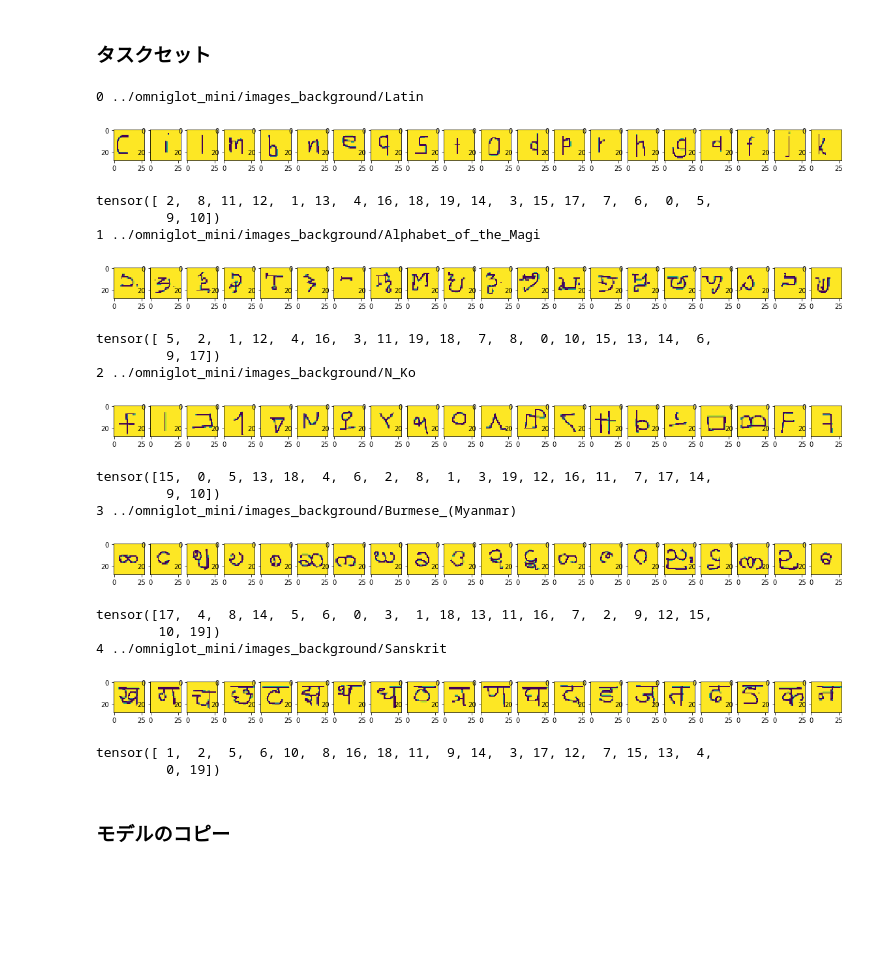
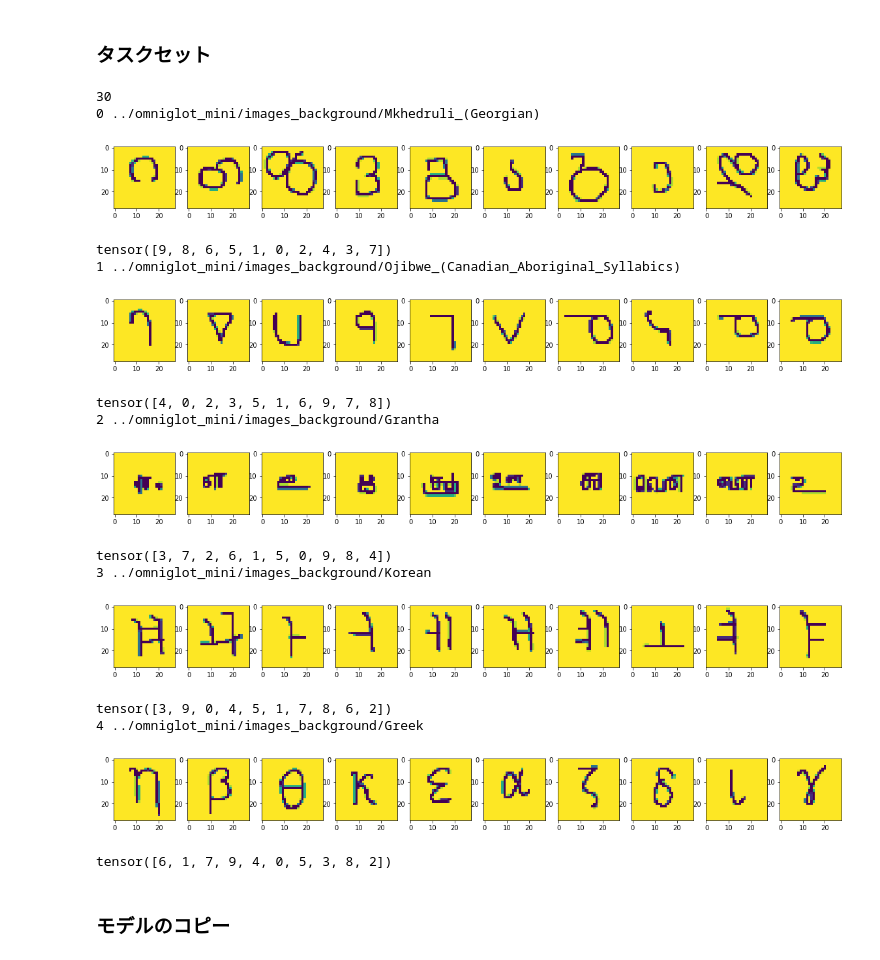
Before and after one commit to naruya/maml-pytorch, a Jupyter notebook: notebooks/omniglot_net.ipynb, the cells around one changed output. Saved outputs shown, nothing was run; the diff lists cells and outputs as text; code cells hidden in the pictures; blank space fills up the shorter version.

```diff
--- a/notebooks/omniglot_net.ipynb
+++ b/notebooks/omniglot_net.ipynb
@@ -113,10 +115,11 @@ class ToTensor(object):
 # %% [markdown]
 ### プロットしてみる
 # %%
-batch_size = 20
+batch_size = n_class
 
 local_task_train_data_loader = DataLoader(
     OmniglotDataset("../omniglot_mini/images_background/Japanese_(hiragana)/",
+                    n_class=n_class,
                     train=True,
                     train_indices=[0],
                     transform=transforms.Compose([
@@ -125,7 +128,7 @@ local_task_train_data_loader = DataLoader(
     batch_size=batch_size, shuffle=True)
 
 for batch in local_task_train_data_loader:
-    plt.figure(figsize=(20,1))
+    plt.figure(figsize=(20,2))
     for i, (image, label) in enumerate(zip(batch[0], batch[1])):
         plt.subplot(1, batch_size, i+1)
         plt.imshow(image[0])
@@ -138,7 +140,7 @@ tensor([13, 16, 10,  4, 11,  1, 15,  5,  7, 18, 12,  3, 19,  8, 14,  0,  2,  9,
 # %% [markdown]
 ### 学習 (Omniglot_Japanese-(hiragana), 20classes, 1shot)
 # %%
-batch_size = 20 # batch_size==1だとバグる
+batch_size = n_class # batch_size==1だとバグる
 lr = 0.01
 momentum = 0.5
 epochs = 1000
@@ -147,6 +149,7 @@ device = 'cuda' if torch.cuda.is_available() else 'cpu'
 
 local_task_train_data_loader = DataLoader(
     OmniglotDataset("../omniglot_mini/images_background/Japanese_(hiragana)/",
+                    n_class=n_class,
                     train=True,
                     train_indices=[0],
                     transform=transforms.Compose([
@@ -156,6 +159,7 @@ local_task_train_data_loader = DataLoader(
 
 local_task_test_data_loader = DataLoader(
     OmniglotDataset("../omniglot_mini/images_background/Japanese_(hiragana)/",
+                    n_class=n_class,
                     train=False,
                     train_indices=[0],
                     transform=transforms.Compose([
@@ -174,33 +178,33 @@ with tqdm(range(1, epochs + 1)) as _tqdm:
 # %% [markdown]
 ### データセットをMNISTに変えても動きます
 # %%
-batch_size = 20 # batch_size==1だとバグる
+batch_size = n_class # batch_size==1だとバグる
 lr = 0.01
 momentum = 0.5
-epochs = 2
+epochs = 1
 
 device = 'cuda' if torch.cuda.is_available() else 'cpu'
 
-train_loader = DataLoader(
+train_data_loader = DataLoader(
     datasets.MNIST('../mnist', train=True, download=True,
                    transform=transforms.Compose([
                        transforms.ToTensor(),
                    ])),
     batch_size=batch_size, shuffle=True)
 
-test_loader = DataLoader(
+test_data_loader = DataLoader(
     datasets.MNIST('../mnist', train=False, transform=transforms.Compose([
                        transforms.ToTensor(),
                    ])),
     batch_size=batch_size, shuffle=True)
 
-model = OmniglotNet(n_class=10).to(device)
+model = OmniglotNet(n_class=n_class).to(device)
 optimizer = optim.SGD(model.parameters(), lr=lr, momentum=momentum)
 
 with tqdm(range(1, epochs + 1)) as _tqdm:
     for epoch in _tqdm:
-        train(model, device, train_loader, optimizer, epoch)
-        temp_loss, temp_acc = test(model, device, test_loader)
+        train(model, device, train_data_loader, optimizer, epoch)
+        temp_loss, temp_acc = test(model, device, test_data_loader)
         _tqdm.set_postfix(OrderedDict(step=epoch, loss=temp_loss, acc= temp_acc))
 # %% [markdown]
 ### タスクセット
@@ -223,7 +227,7 @@ class TaskLoader(object):
         return NotImplementedError
 # %%
 class OmniglotTaskset(Taskset):
-    def __init__(self, path_to_omniglot, meta_train):
+    def __init__(self, path_to_omniglot, n_class, n_shot, meta_train):
 
         if meta_train:
             path_to_lang = os.path.join(path_to_omniglot, "images_background/")
@@ -232,7 +236,7 @@ class OmniglotTaskset(Taskset):
 
         langs = sorted(os.listdir(path_to_lang))
         tasks = [os.path.join(path_to_lang, lang) for lang in langs]
-        tasks = [task for task in tasks if len(os.listdir(task))>=20]
+        tasks = [task for task in tasks if len(os.listdir(task))>=n_class]
         self.tasks = tasks
 
     def __len__(self):
@@ -243,6 +247,7 @@ class OmniglotTaskset(Taskset):
         return {"train":
                 DataLoader(
                     OmniglotDataset(self.tasks[idx],
+                                    n_class=n_class,
                                     train=True,
                                     train_indices=train_indices,
                                     transform=transforms.Compose([
@@ -252,6 +257,7 @@ class OmniglotTaskset(Taskset):
                 "test":
                 DataLoader(
                     OmniglotDataset(self.tasks[idx],
+                                    n_class=n_class,
                                     train=False,
                                     train_indices=train_indices,
                                     transform=transforms.Compose([
@@ -261,41 +267,39 @@ class OmniglotTaskset(Taskset):
                 "task": self.tasks[idx]
                }
 # %%
+batch_size = n_class
+
 meta_train_task_loader = TaskLoader(
-    OmniglotTaskset("../omniglot_mini/", meta_train=True)
+    OmniglotTaskset("../omniglot_mini/", meta_train=True, n_class=n_class, n_shot=n_shot)
 )
-
+print(len(meta_train_task_loader.taskset))
 for task_i, meta_train_task in enumerate(meta_train_task_loader):
     print(task_i, meta_train_task["task"])
     local_task_train_data_loader = meta_train_task["train"]
     for batch in local_task_train_data_loader:
-        plt.figure(figsize=(20,1))
+        plt.figure(figsize=(20,2))
         for i, (image, label) in enumerate(zip(batch[0], batch[1])):
             plt.subplot(1, batch_size, i+1)
-            plt.imshow(image[0])
+            plt.imshow(image[0]) # image.shape=[1,28,28]
         plt.show()
         print(batch[1])
     if task_i==4:
         break
 # %% [output]
-0 ../omniglot_mini/images_background/Latin
+30
+0 ../omniglot_mini/images_background/Mkhedruli_(Georgian)
-[figure, old version]
+[figure, new version]
-tensor([ 2,  8, 11, 12,  1, 13,  4, 16, 18, 19, 14,  3, 15, 17,  7,  6,  0,  5,
-         9, 10])
-1 ../omniglot_mini/images_background/Alphabet_of_the_Magi
+tensor([9, 8, 6, 5, 1, 0, 2, 4, 3, 7])
+1 ../omniglot_mini/images_background/Ojibwe_(Canadian_Aboriginal_Syllabics)
-[figure, old version]
+[figure, new version]
-tensor([ 5,  2,  1, 12,  4, 16,  3, 11, 19, 18,  7,  8,  0, 10, 15, 13, 14,  6,
-         9, 17])
-2 ../omniglot_mini/images_background/N_Ko
+tensor([4, 0, 2, 3, 5, 1, 6, 9, 7, 8])
+2 ../omniglot_mini/images_background/Grantha
-[figure, old version]
+[figure, new version]
-tensor([15,  0,  5, 13, 18,  4,  6,  2,  8,  1,  3, 19, 12, 16, 11,  7, 17, 14,
-         9, 10])
-3 ../omniglot_mini/images_background/Burmese_(Myanmar)
+tensor([3, 7, 2, 6, 1, 5, 0, 9, 8, 4])
+3 ../omniglot_mini/images_background/Korean
-[figure, old version]
+[figure, new version]
-tensor([17,  4,  8, 14,  5,  6,  0,  3,  1, 18, 13, 11, 16,  7,  2,  9, 12, 15,
-        10, 19])
-4 ../omniglot_mini/images_background/Sanskrit
+tensor([3, 9, 0, 4, 5, 1, 7, 8, 6, 2])
+4 ../omniglot_mini/images_background/Greek
-[figure, old version]
+[figure, new version]
-tensor([ 1,  2,  5,  6, 10,  8, 16, 18, 11,  9, 14,  3, 17, 12,  7, 15, 13,  4,
-         0, 19])
+tensor([6, 1, 7, 9, 4, 0, 5, 3, 8, 2])
 # %%
```
Also changed, not shown: parts of 18 cells of this notebook.
